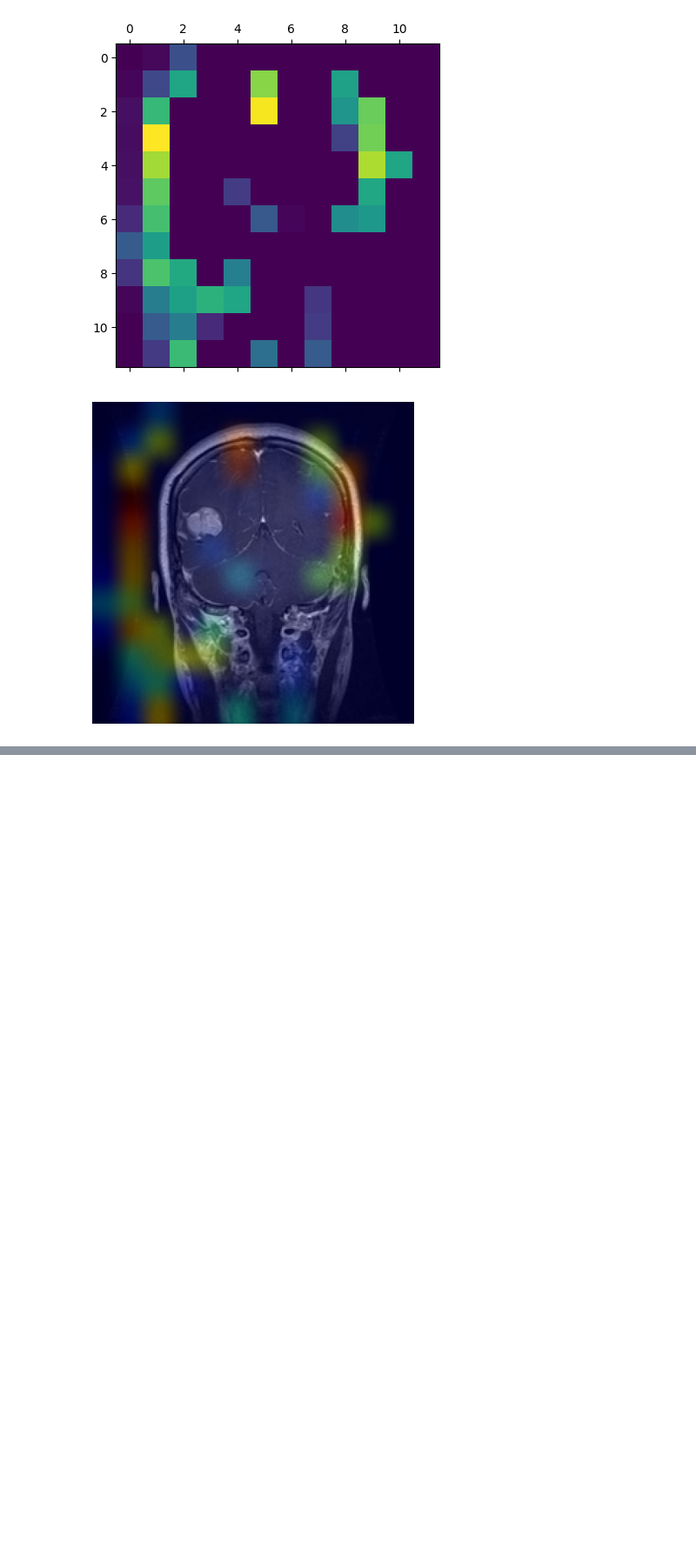
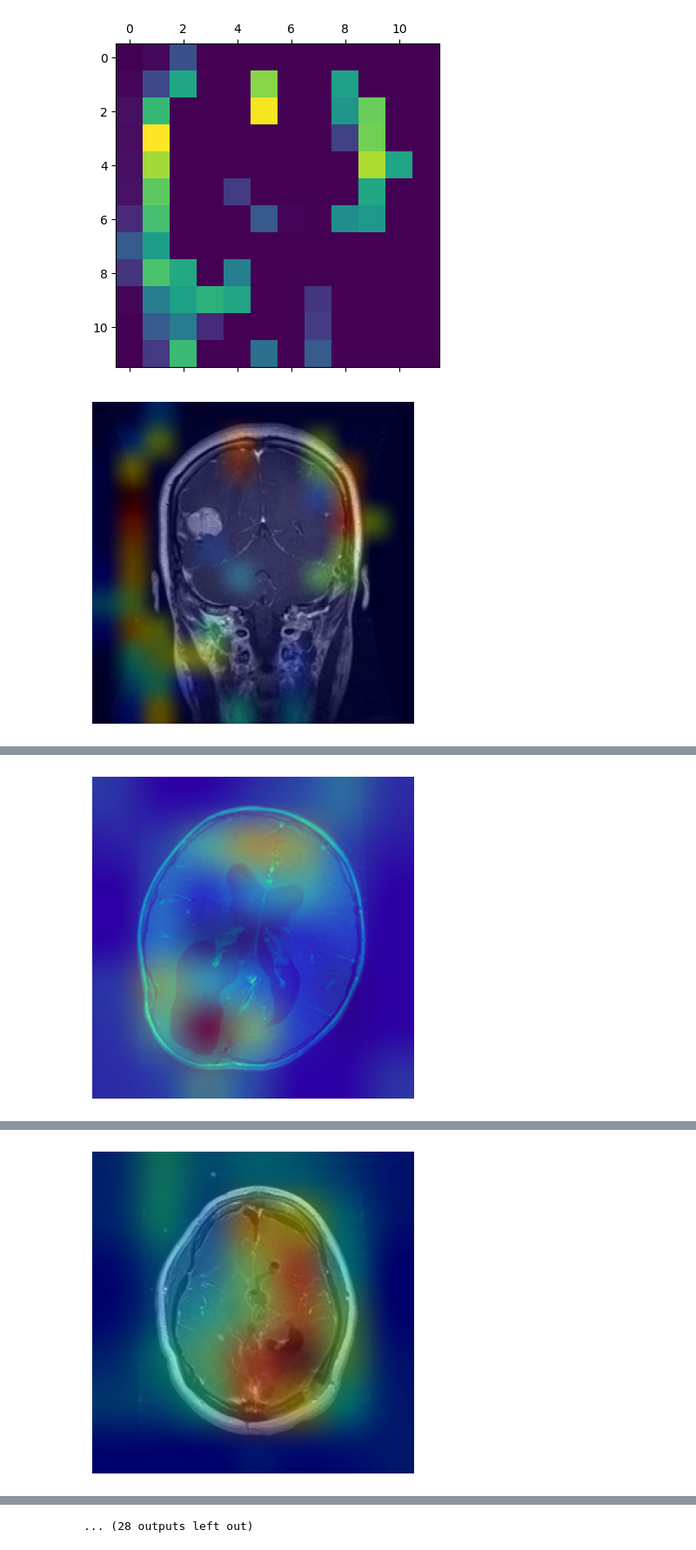
Before and after one commit to simonwilliams32/MRI_project, a Jupyter notebook: notebooks/XAI.ipynb, the cells around one changed output, grey strips where cells are left out. Shown at 87% size. Cells and saved outputs as stored; diff of their text form; code cells hidden in the pictures; blank space fills up the shorter version.

```diff
--- a/notebooks/XAI.ipynb
+++ b/notebooks/XAI.ipynb
@@ -1348,0 +1299,26 @@ plt.show()
+# %%
+IMG_SIZE = (224, 224)
+#plt.figure(figsize=(30, 30))
+#plt.subplots_adjust(left=0, right=1, top=1, bottom=0, wspace=0, hspace=0)
+num_cat = 4
+num_rep = 5
+binary_transfer_model = tf.keras.models.load_model("saved_models/brain_tumor_model_binary_transferlearning.keras")
+last_conv_layer_name = "efficientnetb0"
+#fig, axs = plt.subplots(num_rep, num_cat, sharex=True)
+for j in np.arange(num_cat):
+    #print(f"j: {j}")
+    class_name = ["glioma", "meningioma", "notumor", "pituitary"][j]
+    #print(f"class_name: {class_name}")
+    for i in np.arange(num_rep):
+        img, file_path = get_random_external_test_img(class_name=class_name, rand_seed = None, display=False)
+        print(file_path)
+        img_array = preprocess_image(img, scale=True, rgb=True)
+        inputs = tf.keras.Input(shape=(224, 224, 3))
+        outputs = binary_transfer_model(inputs)
+        binary_transfer_model.predict(img_array)
+        heatmap = make_gradcam_heatmap(img_array, binary_transfer_model, last_conv_layer_name)
+        #plt.sca(axs[i, j])
+        save_and_display_gradcam(img, heatmap, alpha=0.4)
+        plt.show()
+#plt.show()
+# %% [output]
@@ -1348,0 +1327 @@ plt.show()
+[figure, added]
@@ -1348,0 +1330 @@ plt.show()
+[figure, added]
@@ -1348,0 +1343 @@ plt.show()
+... (28 outputs left out)
```
Also changed, not shown: parts of 24 cells of this notebook.
